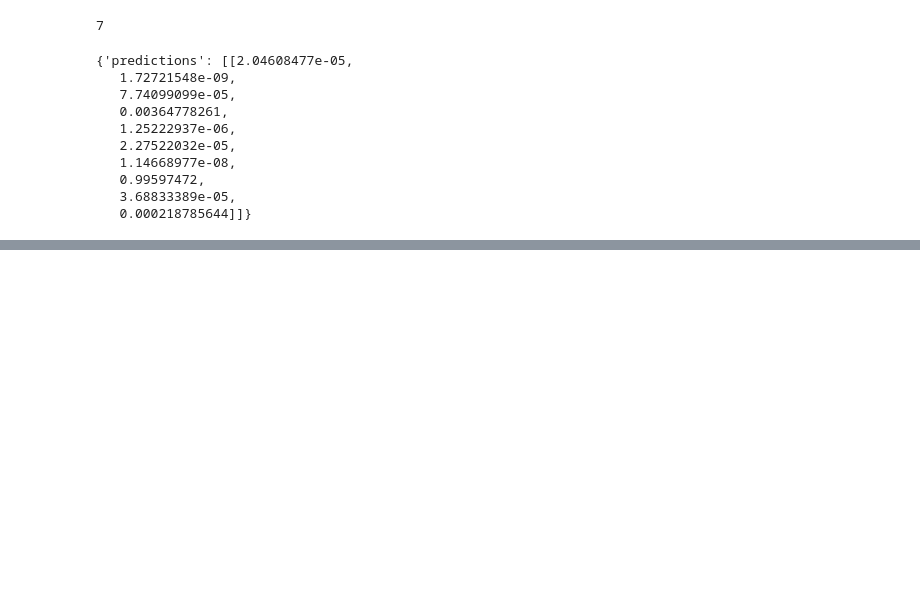
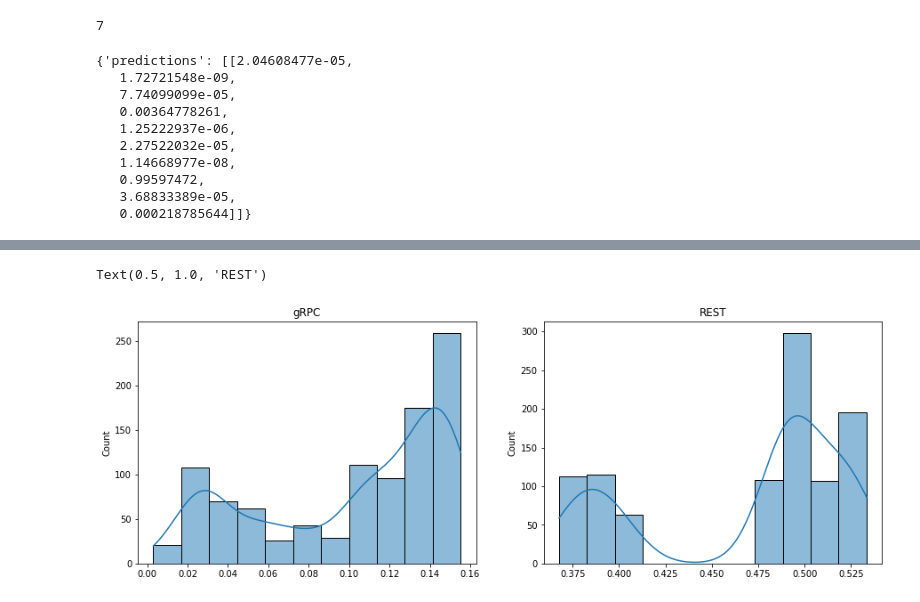
Before and after one commit to dmuiruri/inference, a Jupyter notebook: client_grpc/data/inference_analysis.ipynb, the cells around one changed output, grey strips where cells are left out. Drawn from its saved outputs; the diff is of its cells as text; code cells hidden in the pictures; blank space fills up the shorter version.

Commit message:
Added data analysis file

```diff
--- a/client_grpc/data/inference_analysis.ipynb
+++ b/client_grpc/data/inference_analysis.ipynb
@@ -104,0 +122,9 @@ response_prediction.
+# %%
+fig, ax = plt.subplots(1, 2, figsize=(15,5))
+_ = sns.histplot(data=pd.Series(np.load('resp_1000.npy')), kde=True, ax=ax[0])
+ax[0].set_title("gRPC")
+_ = sns.histplot(data=pd.Series(np.load('/home/ubuntu/infer/client_rest/data/resp_1000.npy')), kde=True, ax=ax[1])
+ax[1].set_title("REST")
+# %% [output]
+Text(0.5, 1.0, 'REST')
+[figure, added]
```
Also changed, not shown: parts of 10 cells of this notebook, 17 other files.
